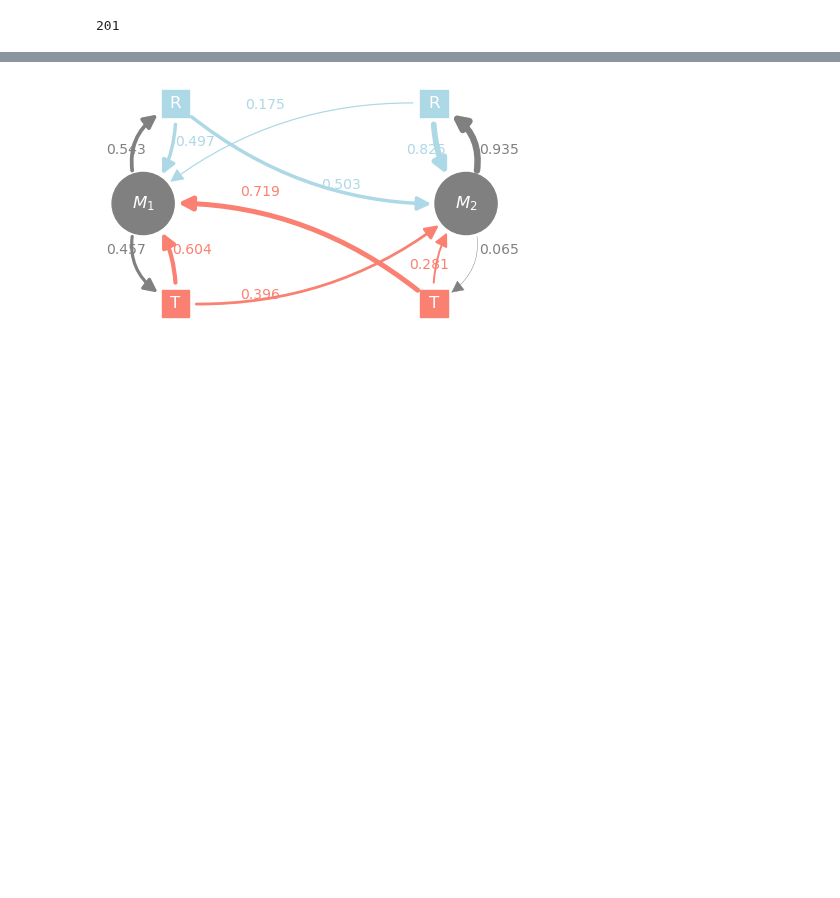
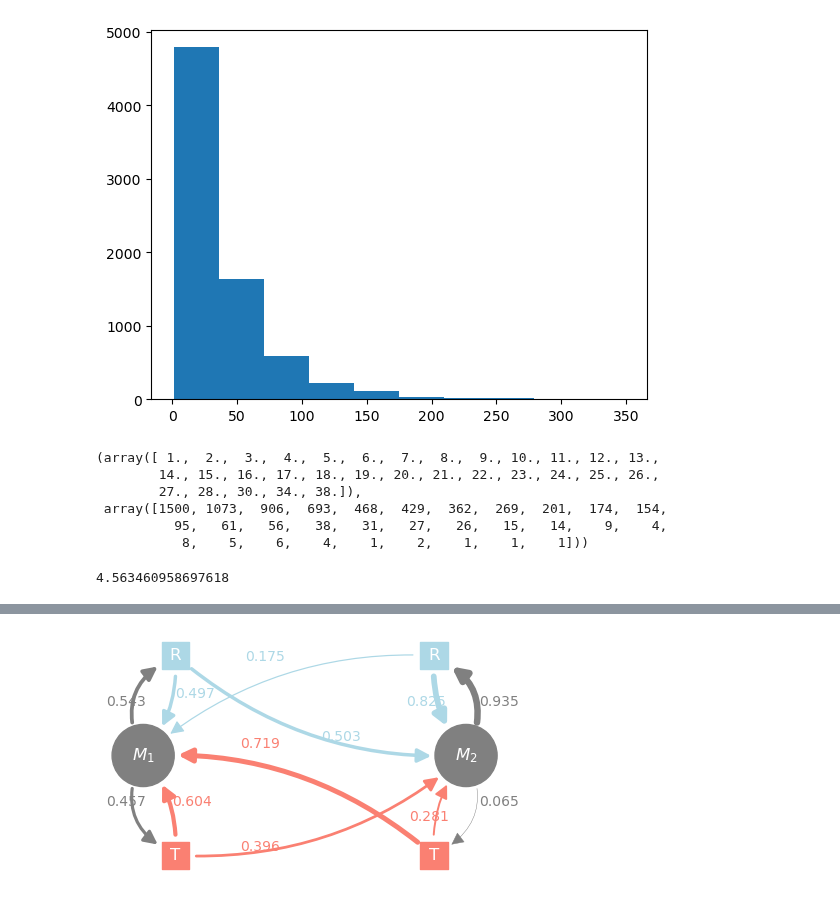
Before and after one commit to giorgionicoletti/InferenceFSCs, a Jupyter notebook: notebooks/model_trajectories_FSC.ipynb, the cells around one changed output, grey strips where cells are left out. Cells and saved outputs as stored; diff of their text form; code cells hidden in the pictures; blank space fills up the shorter version.

```diff
--- a/notebooks/model_trajectories_FSC.ipynb
+++ b/notebooks/model_trajectories_FSC.ipynb
@@ -16,7 +17,7 @@ import FSC as controller
 import torch
 import copy
 # %%
-res = chem.gradx_ecoli3D(NRep = 50, NSteps = 5000)
+res = chem.gradx_ecoli3D(NRep = 1000, NSteps = 10000, grad = 0.5)
 
 c0 = 400.0
 tau_sub = 25
@@ -27,10 +28,24 @@ for i, curr_res in enumerate(res):
     dict_traj = {}
     dict_traj["actions"] = curr_res["actions"].astype(int)[::tau_sub]
     dict_traj["features"] = np.array([np.ones(curr_res["concentrations"].size).astype(np.float32)[::tau_sub],
-                                      curr_res["concentrations"].astype(np.float32)[::tau_sub]/c0])
+                                      curr_res["concentrations"].astype(np.float32)[::tau_sub]])
 
     trajectories.append(dict_traj)
-# %%
-trajectories[0]["actions"].size
-# %% [output]
-201
+# %%
+plt.hist(np.concatenate([utils.filter_durations(utils.extract_durations(tr["actions"]), 0)[1:-1] for tr in trajectories]))
+plt.show()
+# %% [output]
+[figure, added]
+# %%
+np.unique(np.concatenate([utils.filter_durations(utils.extract_durations(tr["actions"]), 1)[1:-1] for tr in trajectories]), return_counts = True)
+# %% [output]
+(array([ 1.,  2.,  3.,  4.,  5.,  6.,  7.,  8.,  9., 10., 11., 12., 13.,
+        14., 15., 16., 17., 18., 19., 20., 21., 22., 23., 24., 25., 26.,
+        27., 28., 30., 34., 38.]),
+ array([1500, 1073,  906,  693,  468,  429,  362,  269,  201,  174,  154,
+          95,   61,   56,   38,   31,   27,   26,   15,   14,    9,    4,
+           8,    5,    6,    4,    1,    2,    1,    1,    1]))
+# %%
+np.mean(np.concatenate([utils.filter_durations(utils.extract_durations(tr["actions"]), 1)[1:-1] for tr in trajectories]))
+# %% [output]
+4.563460958697618
```
Also changed, not shown: parts of 14 cells of this notebook, 1 other file.
